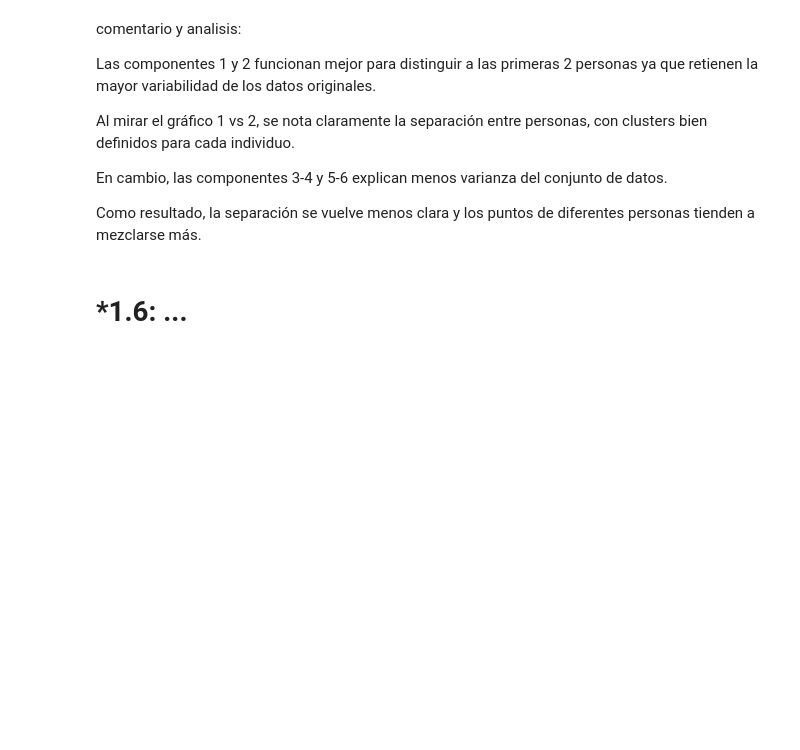
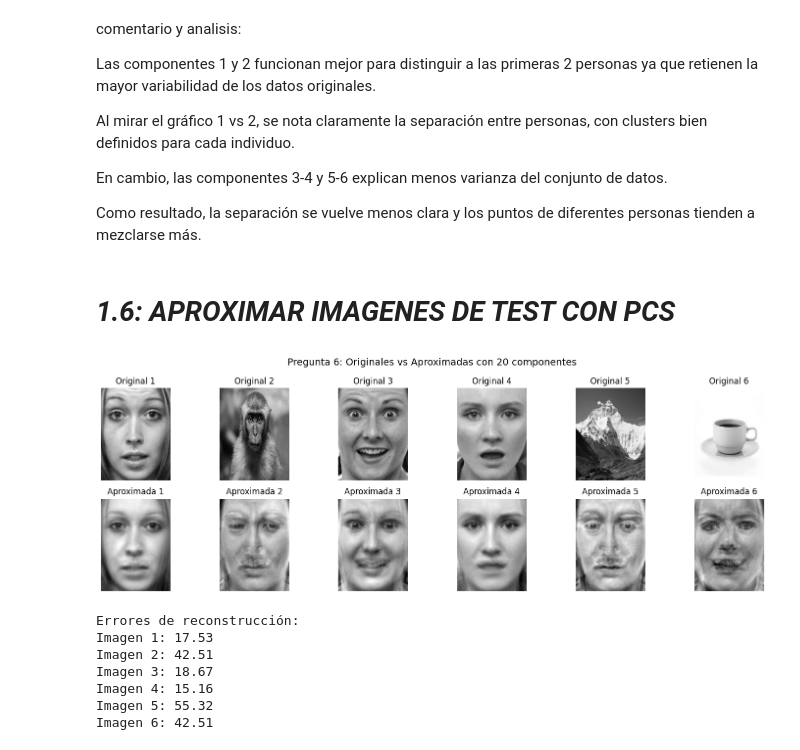
Before and after one commit to isidoragomezz/Proyecto-IMT2230, a Jupyter notebook: Proyecto Computacional/proyecto.ipynb, the cells around one changed output. Drawn from its saved outputs; the diff is of its cells as text; code cells hidden in the pictures; blank space fills up the shorter version.

```diff
--- a/Proyecto Computacional/proyecto.ipynb
+++ b/Proyecto Computacional/proyecto.ipynb
@@ -285,4 +285,58 @@ de datos.
 Como resultado, la separación se vuelve menos clara y los puntos
 de diferentes personas tienden a mezclarse más.
 # %% [markdown]
-# *1.6: ...
+# *1.6: APROXIMAR IMAGENES DE TEST CON PCS*
+# %%
+test= np.load("Datos/test.npy")  # 6 imágenes de prueba
+test= test.T
+
+
+#calculo cual es el rostro promedio el rostro promedio
+rostro_prom= np.mean(A, axis=1, keepdims= True)
+
+#centro los datos tomando la diferencia entre la matriz y el rostro promedio
+A_centered = A - rostro_prom
+
+#hago SVD y tomo los 20 componentes
+k = 20
+U_k, S_k, Vh_k= truncated_svd(A_centered, k)
+
+#proyectar las imagenes de test
+test_centrado= test - rostro_prom
+coef= U_k.T @ test_centrado
+
+#reconstruyo las imagenes para aproximarlas
+test_aprox= U_k @ coef + rostro_prom
+
+#creo dos grafciso para mostrar las imagenes
+fig, axes= plt.subplots(2, 6, figsize=(15, 5))
+fig.suptitle('Pregunta 6: Originales vs Aproximadas con 20 componentes', fontsize=14)
+
+for i in range(6):
+    #imagenes originales
+    axes[0, i].imshow(test[:, i].reshape(241, 181), cmap='gray')
+    axes[0, i].set_title(f'Original {i+1}')
+    axes[0, i].axis('off')
+
+    #imagenes aproximadas
+    axes[1, i].imshow(test_aprox[:, i].reshape(241, 181), cmap='gray')
+    axes[1, i].set_title(f'Aproximada {i+1}')
+    axes[1, i].axis('off')
+
+plt.tight_layout()
+plt.show()
+
+#calculo los errores de las construcciones
+print("Errores de reconstrucción:")
+for i in range(6):
+    error= np.linalg.norm(test[:, i] - test_aprox[:, i]) #calcula la norma de los test para ver el error
+    print(f"Imagen {i+1}: {error:.2f}")
+# %% [output]
+[figure, added]
+Errores de reconstrucción:
+Imagen 1: 17.53
+Imagen 2: 42.51
+Imagen 3: 18.67
+Imagen 4: 15.16
+Imagen 5: 55.32
+Imagen 6: 42.51
```
Also changed, not shown: parts of 3 cells of this notebook.
